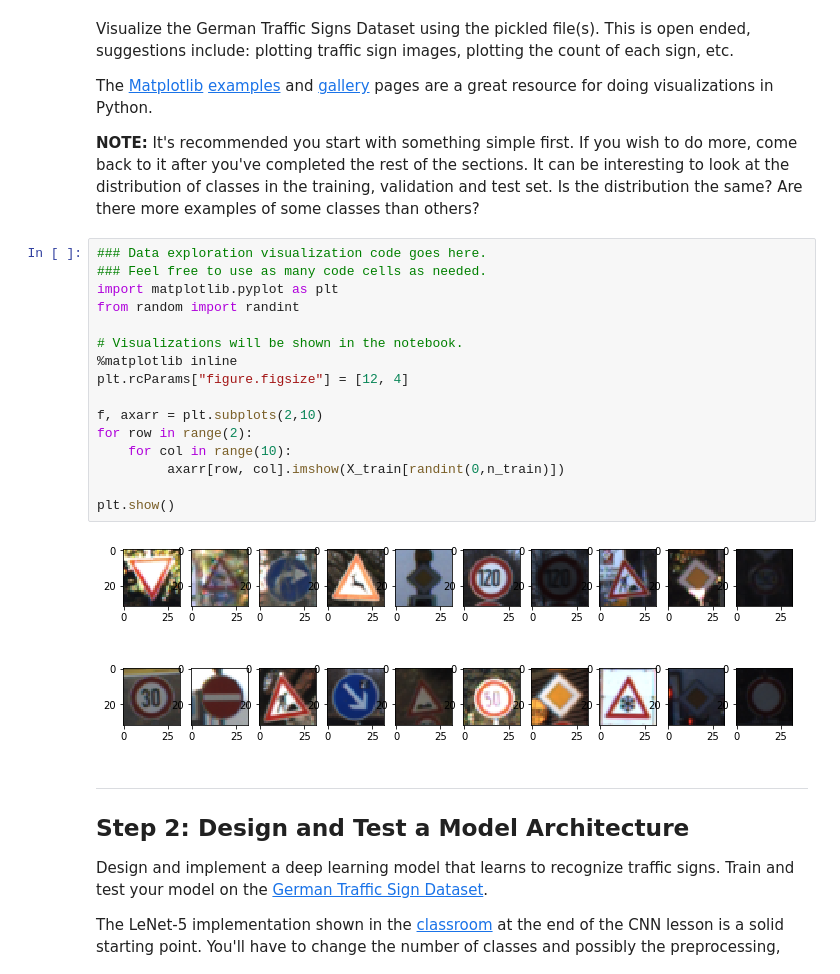
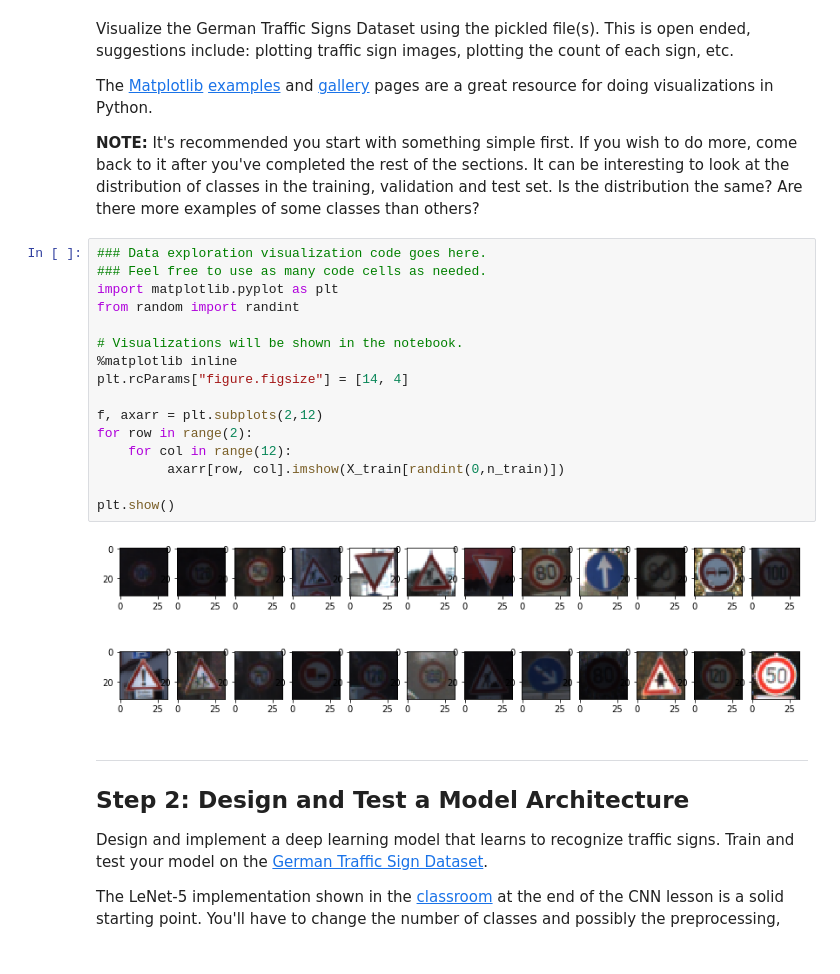
Before and after one commit to cazacov/CarND-Traffic-Sign-Classifier-Project, a Jupyter notebook: Traffic_Sign_Classifier.ipynb, the cells around one changed output. Saved outputs shown, nothing was run; the diff lists cells and outputs as text.

```diff
--- a/Traffic_Sign_Classifier.ipynb
+++ b/Traffic_Sign_Classifier.ipynb
@@ -96,21 +96,21 @@ The [Matplotlib](http://matplotlib.org/) [examples](http://matplotlib.org/exampl
 # %%
 ### Data exploration visualization code goes here.
 ### Feel free to use as many code cells as needed.
 import matplotlib.pyplot as plt
 from random import randint
 
 # Visualizations will be shown in the notebook.
 %matplotlib inline
-plt.rcParams["figure.figsize"] = [12, 4]
+plt.rcParams["figure.figsize"] = [14, 4]
 
-f, axarr = plt.subplots(2,10)
+f, axarr = plt.subplots(2,12)
 for row in range(2):
-    for col in range(10):
+    for col in range(12):
          axarr[row, col].imshow(X_train[randint(0,n_train)])
 
 plt.show()
 # %% [output]
-[figure, old version]
+[figure, new version]
 # %% [markdown]
 ----
 
```
Also changed, not shown: parts of 2 cells of this notebook.
